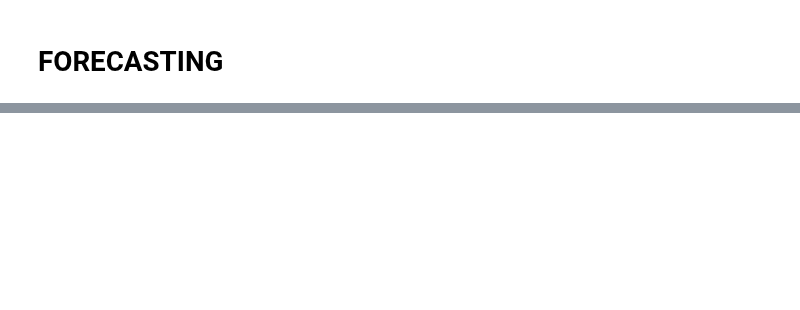
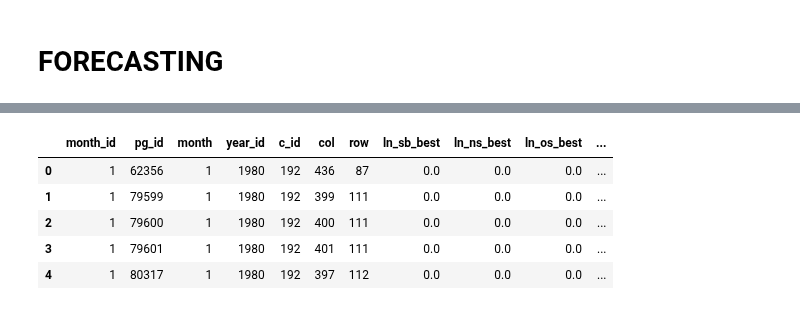
Before and after one commit to prio-data/views_pipeline, a Jupyter notebook: models/purple_alien/notebooks/check_data.ipynb, the cells around one changed output, grey strips where cells are left out. Saved outputs shown, nothing was run; the diff lists cells and outputs as text; code cells hidden in the pictures; blank space fills up the shorter version.

```diff
--- a/models/purple_alien/notebooks/check_data.ipynb
+++ b/models/purple_alien/notebooks/check_data.ipynb
@@ -141,0 +133,6 @@ for i in range(10): #(vol.shape[0]):
+# %%
+# Loading a the pkl df to check columsn
+with open('/home/simon/Documents/scripts/views_pipeline/models/purple_alien/data/raw/testing_viewser_data.pkl', 'rb') as file: # not machine agnostic
+    views_df = pickle.load(file)
+
+views_df.head() # looks legit...
@@ -143,0 +230,13 @@ for i in range(10): #(vol.shape[0]):
+# %%
+# Loading a the pkl df to check columsn
+with open('/home/simon/Documents/scripts/views_pipeline/models/purple_alien/data/raw/forecasting_viewser_data.pkl', 'rb') as file: # not machine agnostic
+    views_df = pickle.load(file)
+
+views_df.head() # issues with month id!!!!
+# %% [output]
+|  | month_id | pg_id | month | year_id | c_id | col | row | ln_sb_best | ln_ns_best | ln_os_best | ... |
+| 0 | 1 | 62356 | 1 | 1980 | 192 | 436 | 87 | 0.0 | 0.0 | 0.0 | ... |
+| 1 | 1 | 79599 | 1 | 1980 | 192 | 399 | 111 | 0.0 | 0.0 | 0.0 | ... |
+| 2 | 1 | 79600 | 1 | 1980 | 192 | 400 | 111 | 0.0 | 0.0 | 0.0 | ... |
+| 3 | 1 | 79601 | 1 | 1980 | 192 | 401 | 111 | 0.0 | 0.0 | 0.0 | ... |
+| 4 | 1 | 80317 | 1 | 1980 | 192 | 397 | 112 | 0.0 | 0.0 | 0.0 | ... |
```
Also changed, not shown: parts of 13 cells of this notebook.
